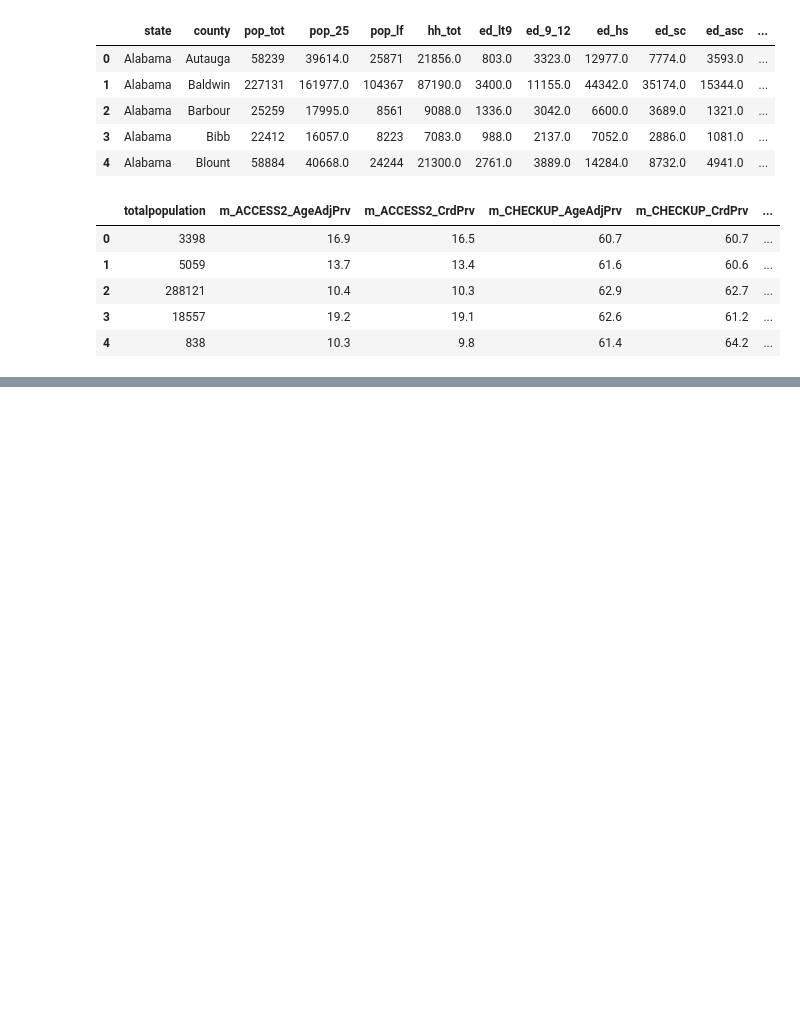
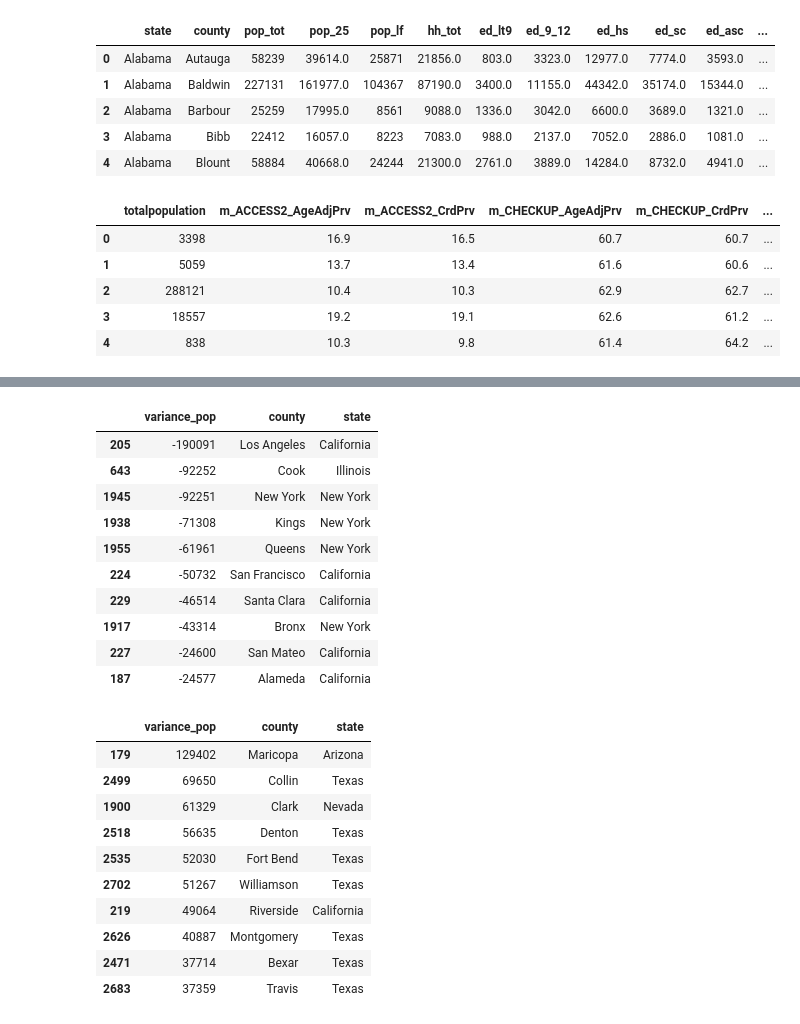
Before and after one commit to mfarme/eHealthEquity, a Jupyter notebook: Research/Data Source/Merge.ipynb, the cells around one changed output, grey strips where cells are left out. Drawn from its saved outputs; the diff is of its cells as text; code cells hidden in the pictures; blank space fills up the shorter version.

```diff
--- a/Research/Data Source/Merge.ipynb
+++ b/Research/Data Source/Merge.ipynb
@@ -117,0 +180,30 @@ merged[merged['pop_tot'].isnull()]
+# %%
+val = val[['variance_pop','county','state']].copy()
+#display extreme values by row
+#sort by variance_pop ascending
+display(val.sort_values(by=['variance_pop'], ascending=True).head(10))
+#sort by variance_pop descending
+display(val.sort_values(by=['variance_pop'], ascending=False).head(10))
+# %% [output]
+|  | variance_pop | county | state |
+| 205 | -190091 | Los Angeles | California |
+| 643 | -92252 | Cook | Illinois |
+| 1945 | -92251 | New York | New York |
+| 1938 | -71308 | Kings | New York |
+| 1955 | -61961 | Queens | New York |
+| 224 | -50732 | San Francisco | California |
+| 229 | -46514 | Santa Clara | California |
+| 1917 | -43314 | Bronx | New York |
+| 227 | -24600 | San Mateo | California |
+| 187 | -24577 | Alameda | California |
+|  | variance_pop | county | state |
+| 179 | 129402 | Maricopa | Arizona |
+| 2499 | 69650 | Collin | Texas |
+| 1900 | 61329 | Clark | Nevada |
+| 2518 | 56635 | Denton | Texas |
+| 2535 | 52030 | Fort Bend | Texas |
+| 2702 | 51267 | Williamson | Texas |
+| 219 | 49064 | Riverside | California |
+| 2626 | 40887 | Montgomery | Texas |
+| 2471 | 37714 | Bexar | Texas |
+| 2683 | 37359 | Travis | Texas |
```
Also changed, not shown: parts of 10 cells of this notebook.
